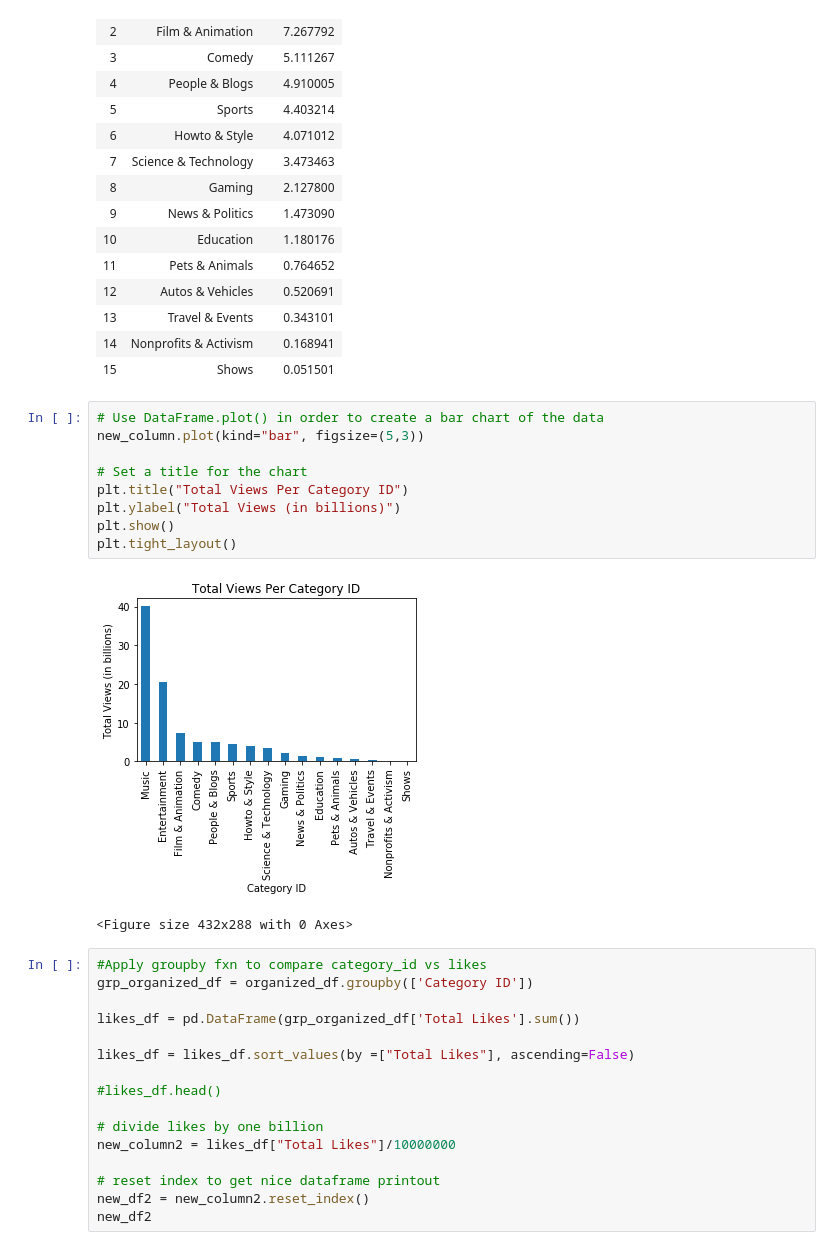
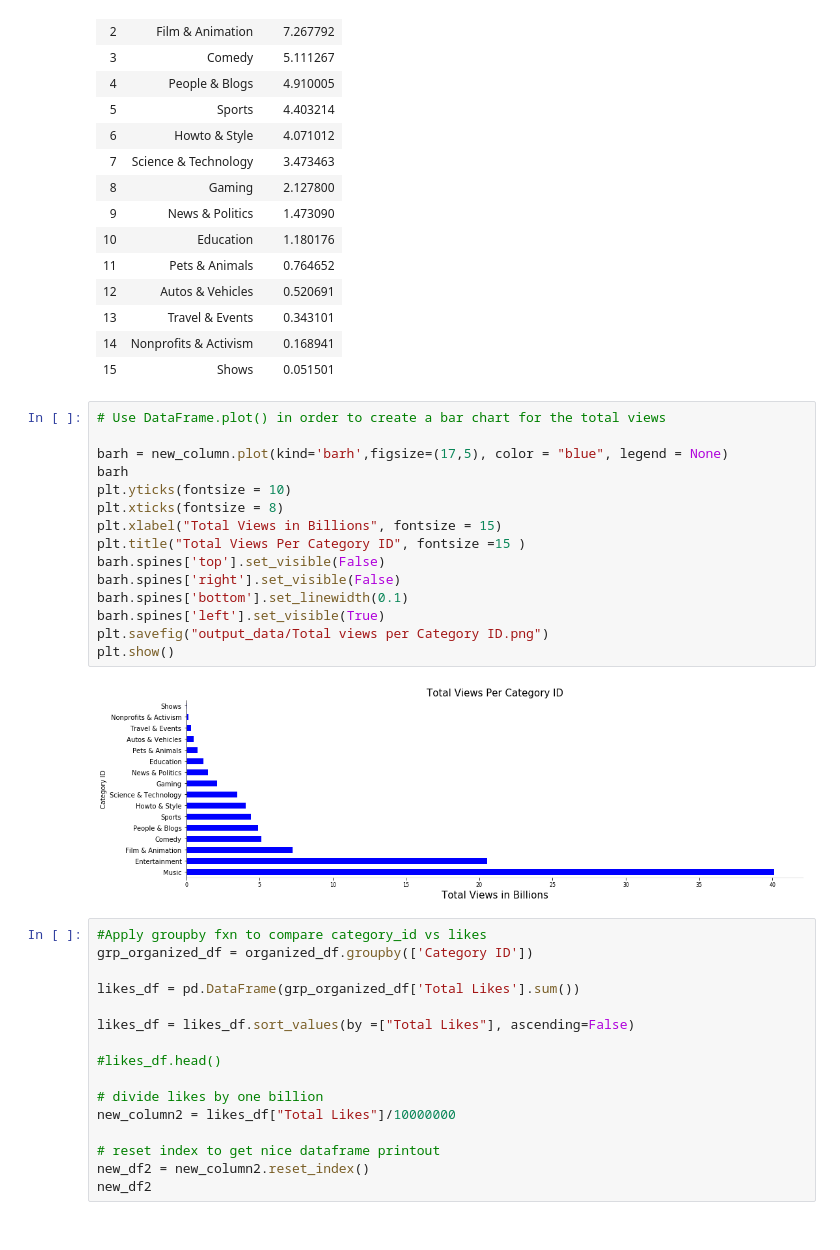
Before and after one commit to paholland/Project_YoutubeVideoStatistics, a Jupyter notebook: Emmanuel/Youtube.ipynb, the cells around one changed output. Cells and saved outputs as stored; diff of their text form.

```diff
--- a/Emmanuel/Youtube.ipynb
+++ b/Emmanuel/Youtube.ipynb
@@ -177,18 +177,23 @@ new_df1
 | 13 | Travel & Events | 0.343101 |
 | 14 | Nonprofits & Activism | 0.168941 |
 | 15 | Shows | 0.051501 |
-# %%
-# Use DataFrame.plot() in order to create a bar chart of the data
-new_column.plot(kind="bar", figsize=(5,3))
-
-# Set a title for the chart
-plt.title("Total Views Per Category ID")
-plt.ylabel("Total Views (in billions)")
-plt.show()
-plt.tight_layout()
-# %% [output]
-[figure, removed]
-<Figure size 432x288 with 0 Axes>
+# %%
+# Use DataFrame.plot() in order to create a bar chart for the total views
+
+barh = new_column.plot(kind='barh',figsize=(17,5), color = "blue", legend = None)
+barh
+plt.yticks(fontsize = 10)
+plt.xticks(fontsize = 8)
+plt.xlabel("Total Views in Billions", fontsize = 15)
+plt.title("Total Views Per Category ID", fontsize =15 )
+barh.spines['top'].set_visible(False)
+barh.spines['right'].set_visible(False)
+barh.spines['bottom'].set_linewidth(0.1)
+barh.spines['left'].set_visible(True)
+plt.savefig("output_data/Total views per Category ID.png")
+plt.show()
+# %% [output]
+[figure, added]
 # %%
 #Apply groupby fxn to compare category_id vs likes
 grp_organized_df = organized_df.groupby(['Category ID'])
```
Also changed, not shown: parts of 7 cells of this notebook, 4 other files.
